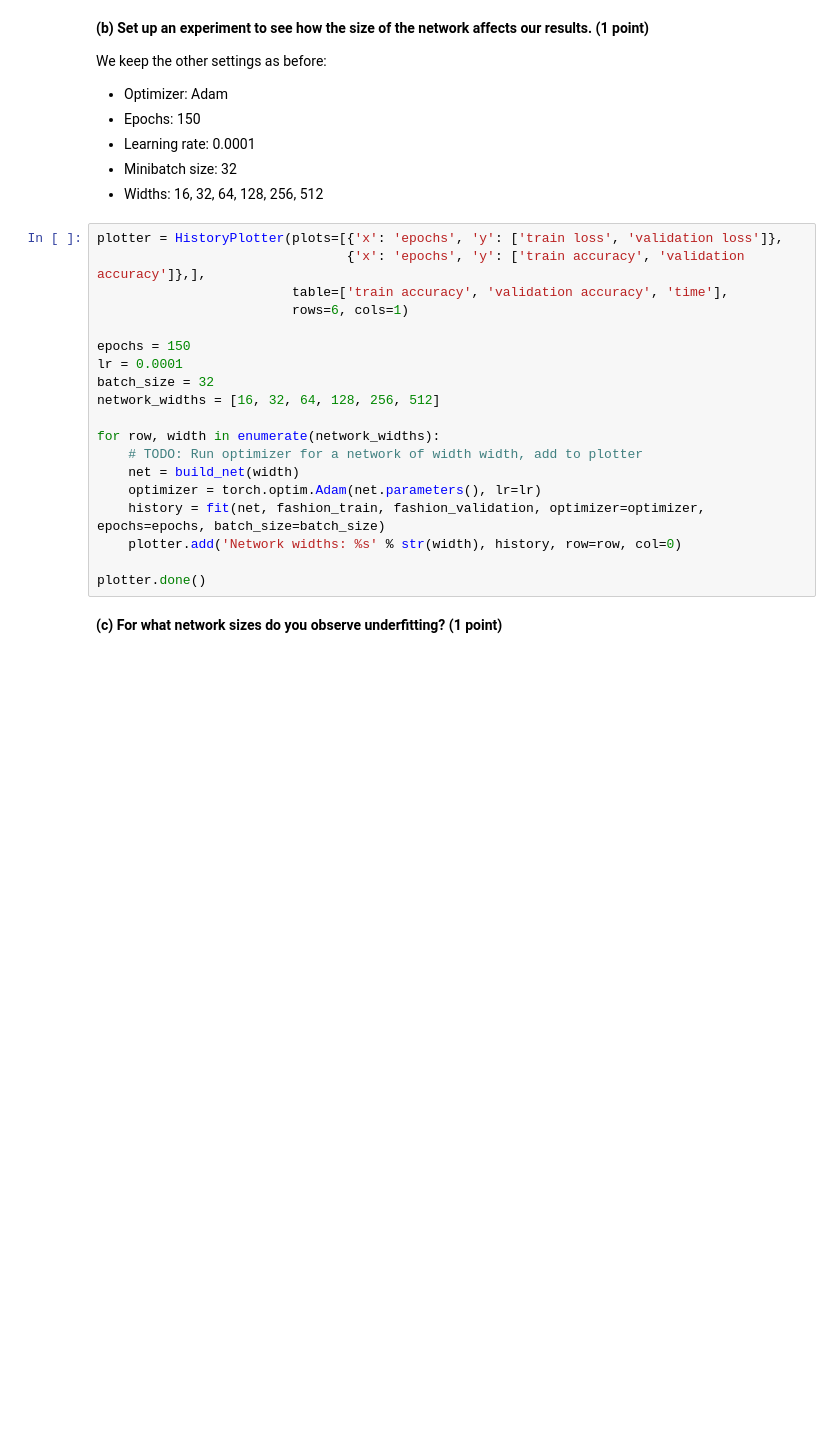
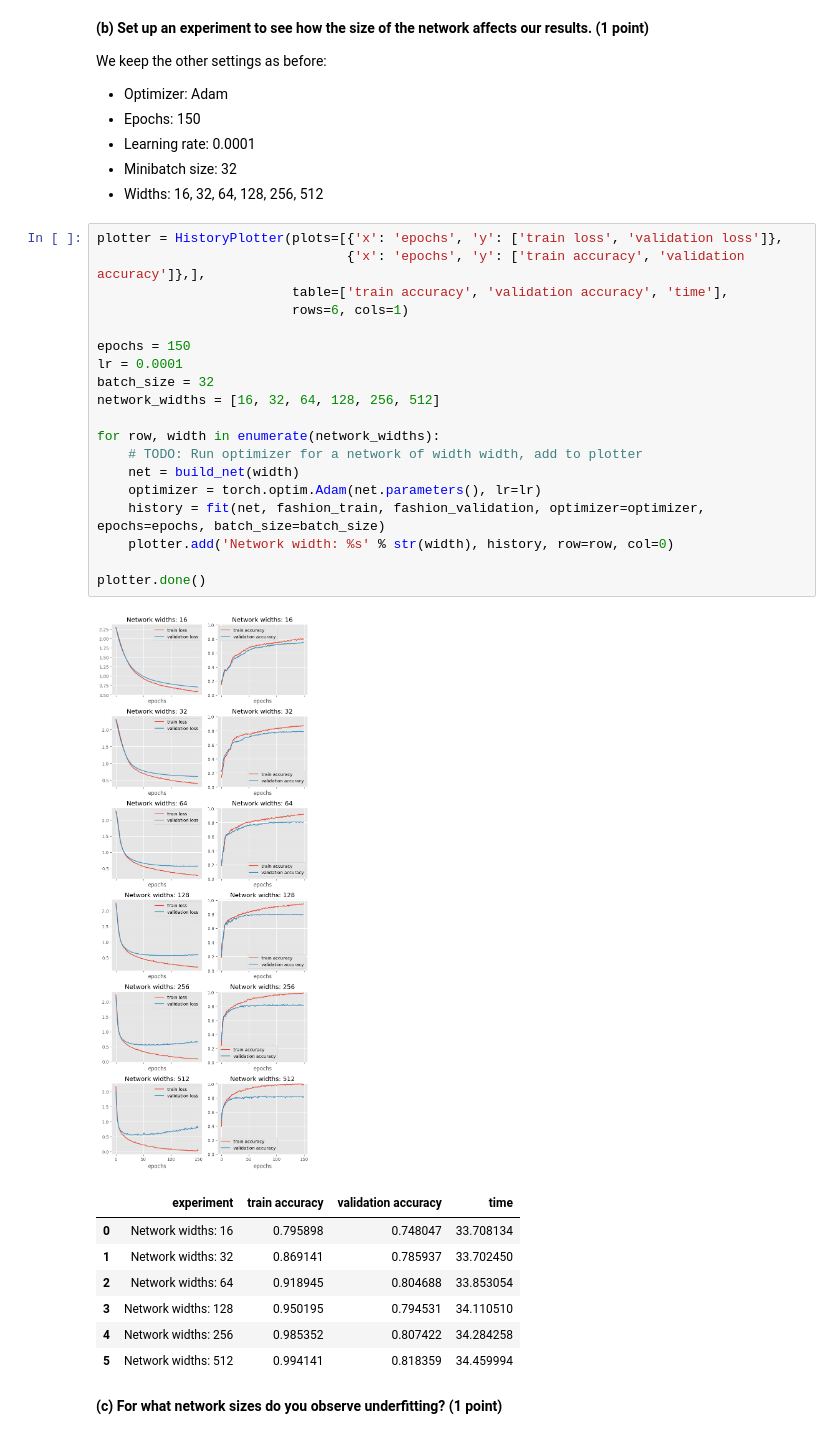
Before and after one commit to LukaMucko/DeepLearning, a Jupyter notebook: lab2/dl-assignment-2.ipynb, the cells around one changed output. Drawn from its saved outputs; the diff is of its cells as text; blank space fills up the shorter version.

Commit message:
network width(s)

```diff
--- a/lab2/dl-assignment-2.ipynb
+++ b/lab2/dl-assignment-2.ipynb
@@ -1315,22 +1323,31 @@ We keep the other settings as before:
 # %%
 plotter = HistoryPlotter(plots=[{'x': 'epochs', 'y': ['train loss', 'validation loss']},
                                 {'x': 'epochs', 'y': ['train accuracy', 'validation accuracy']},],
                          table=['train accuracy', 'validation accuracy', 'time'],
                          rows=6, cols=1)
 
 epochs = 150
 lr = 0.0001
 batch_size = 32
 network_widths = [16, 32, 64, 128, 256, 512]
 
 for row, width in enumerate(network_widths):
     # TODO: Run optimizer for a network of width width, add to plotter
     net = build_net(width)
     optimizer = torch.optim.Adam(net.parameters(), lr=lr)
     history = fit(net, fashion_train, fashion_validation, optimizer=optimizer, epochs=epochs, batch_size=batch_size)
-    plotter.add('Network widths: %s' % str(width), history, row=row, col=0)
+    plotter.add('Network width: %s' % str(width), history, row=row, col=0)
 
 plotter.done()
+# %% [output]
+[figure, added]
+|  | experiment | train accuracy | validation accuracy | time |
+| 0 | Network widths: 16 | 0.795898 | 0.748047 | 33.708134 |
+| 1 | Network widths: 32 | 0.869141 | 0.785937 | 33.702450 |
+| 2 | Network widths: 64 | 0.918945 | 0.804688 | 33.853054 |
+| 3 | Network widths: 128 | 0.950195 | 0.794531 | 34.110510 |
+| 4 | Network widths: 256 | 0.985352 | 0.807422 | 34.284258 |
+| 5 | Network widths: 512 | 0.994141 | 0.818359 | 34.459994 |
 # %% [markdown]
 **(c) For what network sizes do you observe underfitting? <span style="float:right"> (1 point)</span>**
 # %% [markdown]
```
Also changed, not shown: parts of 1 cell of this notebook.
